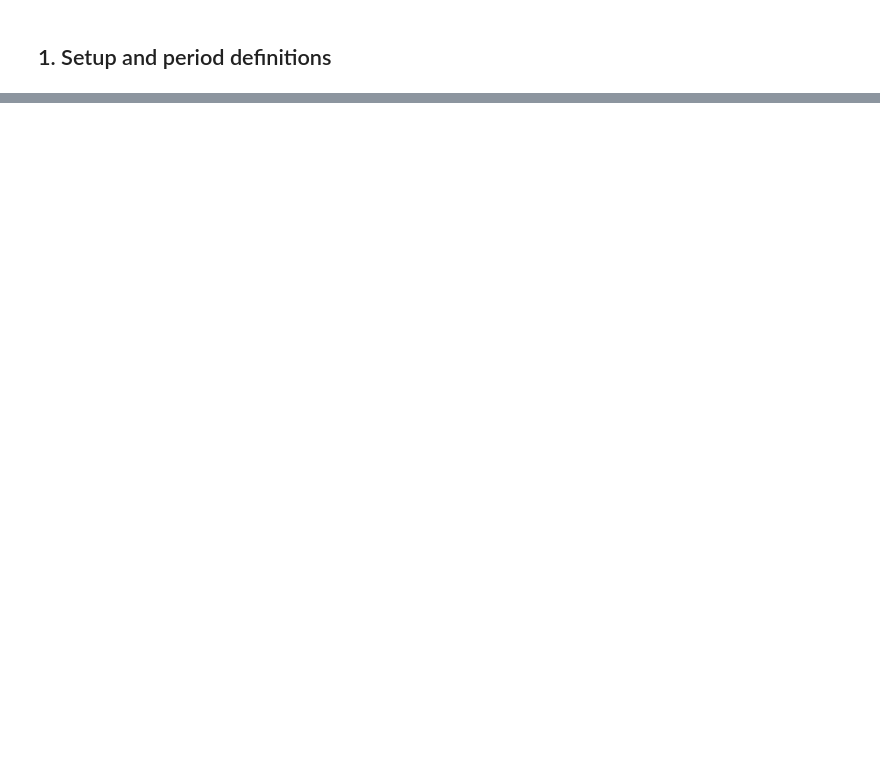
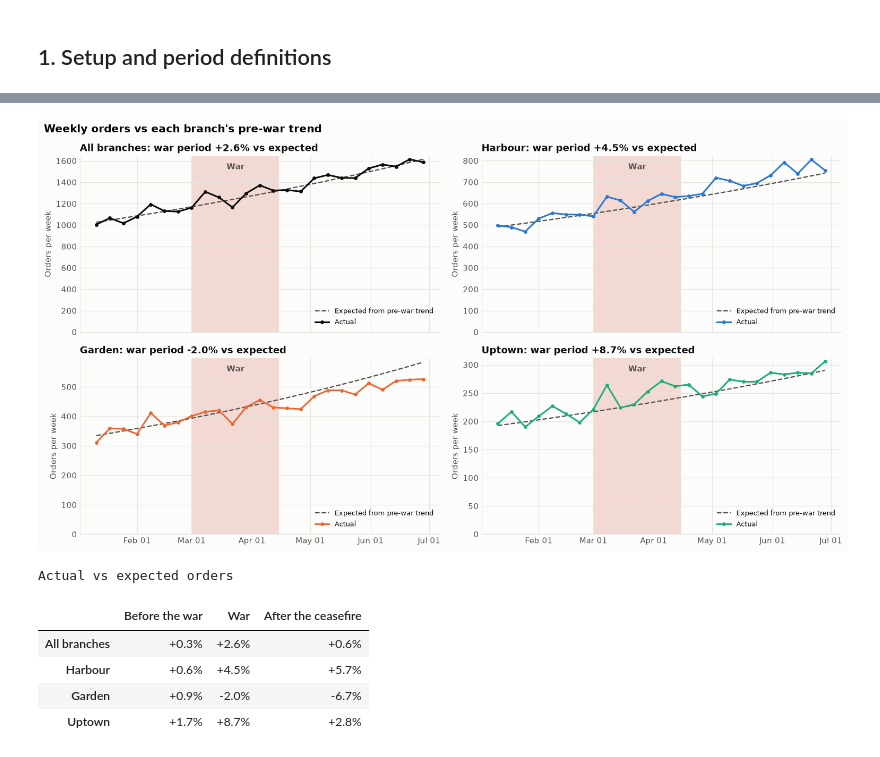
Before and after one commit to marwamansour256-lab/EECE490-Hackathon, a Jupyter notebook: notebooks/02_war_impact.ipynb, the cells around one changed output, grey strips where cells are left out. Drawn from its saved outputs; the diff is of its cells as text; code cells hidden in the pictures; blank space fills up the shorter version.

```diff
--- a/notebooks/02_war_impact.ipynb
+++ b/notebooks/02_war_impact.ipynb
@@ -349,0 +194,40 @@ To test a different end date (for example the Jun 4 conditional ceasefire), chan
+# %%
+def fit_expected(daily_orders):
+    """Fit log(orders) = trend + weekday on pre-war days; return expected orders for every day."""
+    t = (daily_orders.index - daily_orders.index[0]).days.to_numpy()
+    dow = pd.get_dummies(daily_orders.index.dayofweek, drop_first=True).to_numpy(float)
+    X = np.column_stack([np.ones(len(t)), t, dow])
+    pre = daily_orders.index < WAR_START
+    beta, *_ = np.linalg.lstsq(X[pre], np.log(daily_orders.to_numpy()[pre]), rcond=None)
+    return pd.Series(np.exp(X @ beta), index=daily_orders.index)
+
+
+daily_all = daily.sum(axis=1).rename("All branches")
+series = {"All branches": daily_all, **{b: daily[b] for b in BRANCHES}}
+effect = {}
+fig, axes = plt.subplots(2, 2, figsize=(14, 7.5), sharex=True)
+for ax, (name, s) in zip(axes.flat, series.items()):
+    exp = fit_expected(s)
+    p = period_of(s.index)
+    effect[name] = s.groupby(p, observed=True).sum() / exp.groupby(p, observed=True).sum() - 1
+    wk = pd.DataFrame({"actual": s, "expected": exp}).resample("W-SUN").sum().iloc[1:-1]  # full weeks only
+    shade_war(ax)
+    ax.plot(wk.index, wk["expected"], color=INK2, lw=1.5, ls="--", label="Expected from pre-war trend")
+    ax.plot(wk.index, wk["actual"], color=BRANCH_COLORS.get(name, INK), marker="o", ms=3.5, label="Actual")
+    ax.set_ylim(0)
+    ax.set_title(f"{name}: war period {effect[name]['War']:+.1%} vs expected")
+    ax.set_ylabel("Orders per week")
+    ax.legend(loc="lower right", fontsize=8.5)
+fig.suptitle("Weekly orders vs each branch's pre-war trend", x=0.01, ha="left", fontweight="bold", fontsize=13)
+plt.tight_layout()
+plt.show()
+
+pd.DataFrame(effect).T.style.format("{:+.1%}").set_caption("Actual vs expected orders")
+# %% [output]
+[figure, added]
+Actual vs expected orders
+|  | Before the war | War | After the ceasefire |
+| All branches | +0.3% | +2.6% | +0.6% |
+| Harbour | +0.6% | +4.5% | +5.7% |
+| Garden | +0.9% | -2.0% | -6.7% |
+| Uptown | +1.7% | +8.7% | +2.8% |
```
Also changed, not shown: parts of 41 cells of this notebook, 2 other files.
